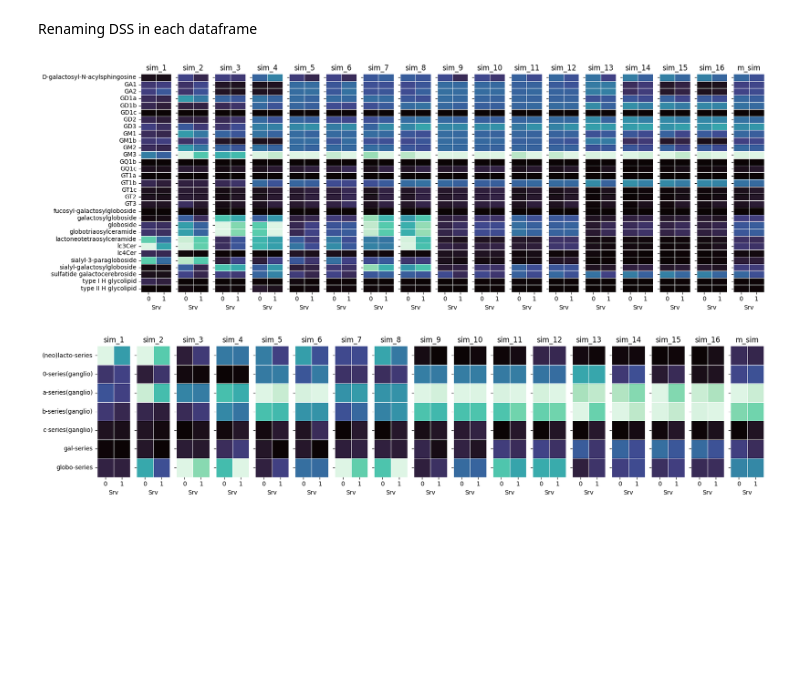
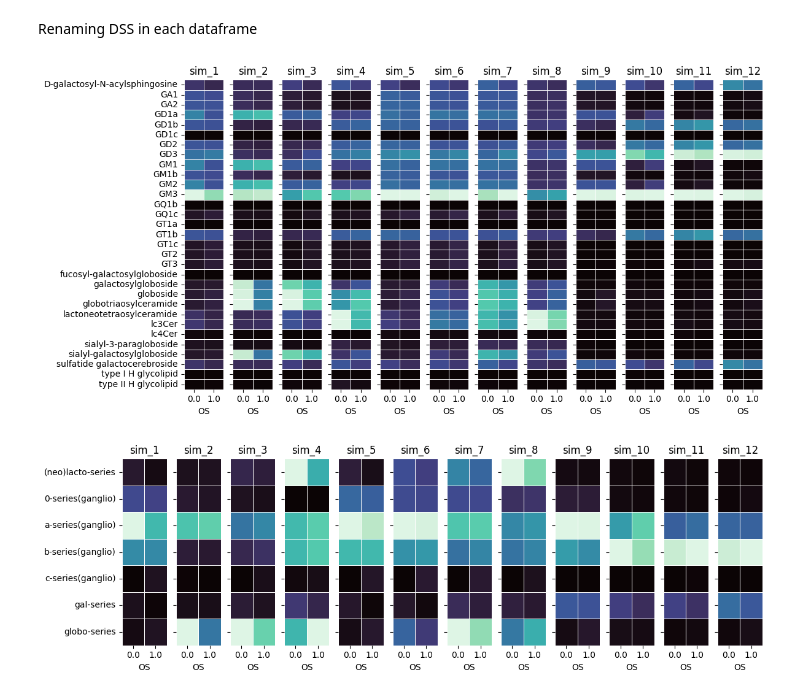
Before and after one commit to JackWJW/LGG_Prognosis_Prediction, a Jupyter notebook: Integrated_Dataset_Tidying.ipynb, the cells around one changed output. Drawn from its saved outputs; the diff is of its cells as text; code cells hidden in the pictures; blank space fills up the shorter version.

Commit message:
Updated dataset integration visualisation for TCGA data

```diff
--- a/Integrated_Dataset_Tidying.ipynb
+++ b/Integrated_Dataset_Tidying.ipynb
@@ -5,8 +5,8 @@
 # %%
 import pandas as pd
 df_dict = {}
-for i in range(1,17):
-    df_dict[f"integrated_df_{i}"] = pd.read_csv(f"https://raw.githubusercontent.com/JackWJW/LGG_Prognosis_Prediction/main/iMAT_integrated_data/TCGA_iMAT_integrated_df_{i}.csv")
+for i in range(1,13):
+    df_dict[f"integrated_df_{i}"] = pd.read_csv(f"https://raw.githubusercontent.com/JackWJW/LGG_Prognosis_Prediction/main/iMAT_integrated_data/TCGA_iMAT_integrated_df_{i}.csv").set_index('sample')
 # %% [markdown]
 Tidying data
 # %%
@@ -25,8 +25,5 @@ tidied_dict = {}
 n=0
 for key, df in df_dict.items():
     n += 1
-    df = df[df["primary disease or tissue"] == "Brain Lower Grade Glioma"]
-    df = df[cols_of_interest]
     df = df.dropna()
-    df = df.add_suffix(f"_{n}")
     tidied_dict[key] = df
@@ -65,74 +52,46 @@ gene_list = ['A4GALT','ABO','B3GALNT1','B3GALT1','B3GALT4','B3GALT5','B3GNT2','B
                     'B4GALNT1','B4GALT5','B4GALT6','FUT1','FUT2','FUT3','FUT5','FUT6','FUT9','GAL3ST1',
                     'GCNT2','ST3GAL1','ST3GAL2','ST3GAL3','ST3GAL4','ST3GAL5','ST3GAL6','ST6GALNAC2',
                     'ST6GALNAC3','ST6GALNAC4','ST6GALNAC5','ST6GALNAC6','ST8SIA1','ST8SIA5','UGCG','UGT8']
-
-for x in range(2,17):
-    for gene in gene_list:
-        combined_df = combined_df.drop(columns=[f"{gene}_{x}"])
-    combined_df = combined_df.drop(columns=[f"DSS_{x}",f"DSS.time_{x}"])
-
-tidied_dict["combined_df"] = combined_df
-tidied_dict["avg_df"] = avg_df
-
-renamed_dict = {}
-for keys, df in tidied_dict.items():
-    for x in range(1,17):
-        df = df.rename(columns={f"DSS_{x}":"DSS",f"DSS.time_{x}":"DSS.time"})
-    df["S_temp"] = df["DSS"] * df["DSS.time"]
-    df["Srv"] = ((df["S_temp"] >= 1) & (df["S_temp"] < (5*365))).astype(int)
-    df = df.drop(columns=["S_temp"])
-    renamed_dict[keys] = df
 # %%
 import seaborn as sns
 import matplotlib.pyplot as plt
 
 plotting_dict = {}
-for keys, df in renamed_dict.items():
+for keys, df in df_dict.items():
     for gene in gene_list:
         drop_col = df.columns[df.columns.str.contains(gene)]
         df = df.drop(columns=drop_col)
     drop_col_2 = df.columns[df.columns.str.contains("series")]
     df = df.drop(columns=drop_col_2)
-    drop_col_3 = df.columns[df.columns.str.contains("DSS")]
-    df = df.drop(columns=drop_col_3)
-    df.columns = df.columns.str.replace("_1","")
+    df = df.drop(columns=['OS.time'])
     plotting_dict[keys] = df
-
-
-combined_df = plotting_dict.pop("combined_df")
-
 
 num_dfs = len(plotting_dict)
 fig, axes = plt.subplots(nrows=1, ncols=num_dfs, figsize=(1 * num_dfs, 6), squeeze=False)
 
 name_list = ["sim_1","sim_2","sim_3","sim_4","sim_5","sim_6","sim_7","sim_8","sim_9","sim_10","sim_11","sim_12","sim_13","sim_14","sim_15","sim_16","m_sim"]
 
 for i, (name, df) in enumerate(plotting_dict.items()):
     ax = axes[0, i]
-    sns.heatmap(df.groupby("Srv").mean().T, cmap='mako', ax=ax, cbar=False,linewidth=0.5)
+    sns.heatmap(df.groupby("OS").mean().T, cmap='mako', ax=ax, cbar=False,linewidth=0.5)
     ax.set_title(name_list[i])
     ax.set_ylabel("")
     if i > 0:
         ax.set_yticklabels([])
 
 plt.tight_layout()
 plt.show()
 # %% [output]
-[figure, old version]
+[figure, new version]
 # %%
 plotting_2_dict = {}
-for keys, df in renamed_dict.items():
+for keys, df in df_dict.items():
     for gene in gene_list:
         drop_col = df.columns[df.columns.str.contains(gene)]
         df = df.drop(columns=drop_col)
-    drop_col_3 = df.columns[df.columns.str.contains("DSS")]
-    df = df.drop(columns=drop_col_3)
-    df = df.filter(regex='series|Srv')
-    df.columns = df.columns.str.replace("_1","")
+    df = df.drop(columns=['OS.time'])
+    df = df.filter(regex='series|OS')
     plotting_2_dict[keys] = df
-
-plotting_2_dict.pop("combined_df")
-
 
 num_dfs = len(plotting_2_dict)
 fig, axes = plt.subplots(nrows=1, ncols=num_dfs, figsize=(1 * num_dfs, 4), squeeze=False)
@@ -142,7 +101,7 @@ name_list = ["sim_1","sim_2","sim_3","sim_4","sim_5","sim_6","sim_7","sim_8","si
 
 for i, (name, df) in enumerate(plotting_2_dict.items()):
     ax = axes[0, i]
-    sns.heatmap(df.groupby("Srv").mean().T, cmap='mako', ax=ax, cbar=False,linewidth=0.5)
+    sns.heatmap(df.groupby("OS").mean().T, cmap='mako', ax=ax, cbar=False,linewidth=0.5)
     ax.set_title(name_list[i])
     ax.set_ylabel("")
     if i > 0:
@@ -151,7 +110,7 @@ for i, (name, df) in enumerate(plotting_2_dict.items()):
 plt.tight_layout()
 plt.show()
 # %% [output]
-[figure, old version]
+[figure, new version]
 # %%
 grouped_dict = {}
 i=0
```
Also changed, not shown: parts of 10 cells of this notebook.
